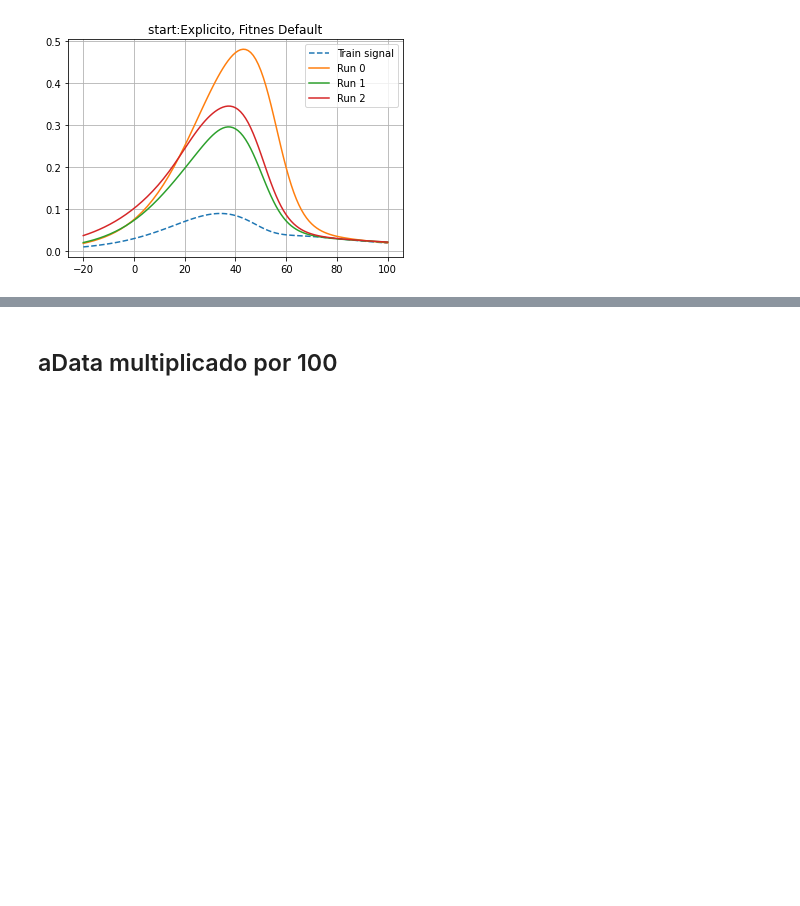
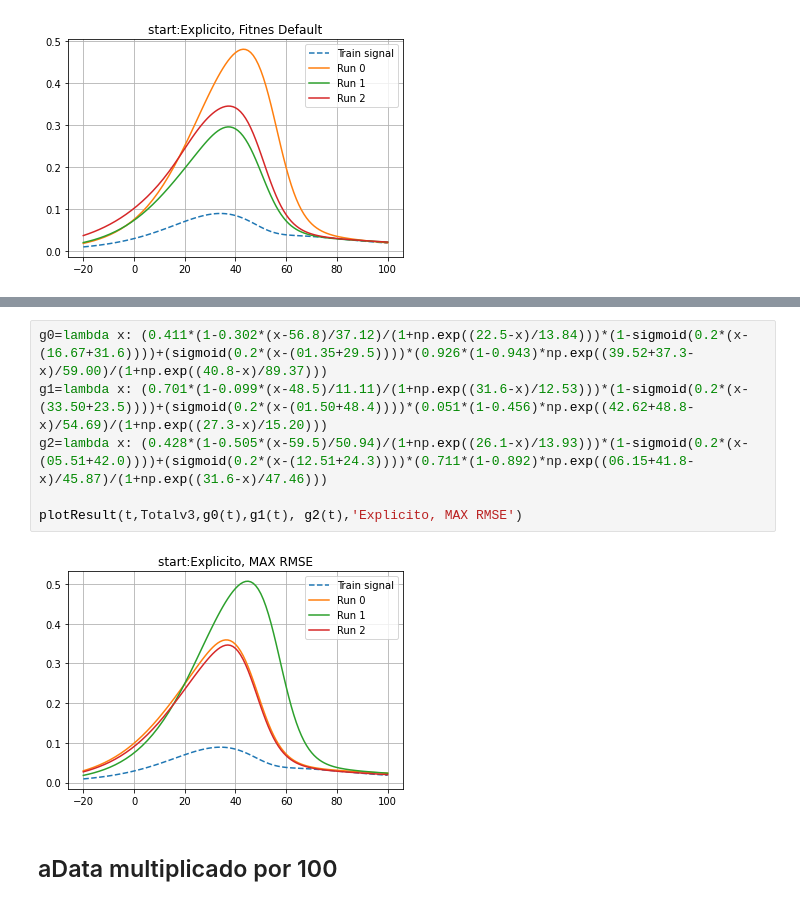
Before and after one commit to nfierroflo/Evolutionary-computation, a Jupyter notebook: evolutivacompletoc1.ipynb, the cells around one changed output, grey strips where cells are left out. Saved outputs shown, nothing was run; the diff lists cells and outputs as text; blank space fills up the shorter version.

```diff
--- a/evolutivacompletoc1.ipynb
+++ b/evolutivacompletoc1.ipynb
@@ -126,3 +137,11 @@ plotResult(t,Totalv3,g0(t),g1(t), g2(t),'Explicito, Fitnes Default')
+# %%
+g0=lambda x: (0.411*(1-0.302*(x-56.8)/37.12)/(1+np.exp((22.5-x)/13.84)))*(1-sigmoid(0.2*(x-(16.67+31.6))))+(sigmoid(0.2*(x-(01.35+29.5))))*(0.926*(1-0.943)*np.exp((39.52+37.3-x)/59.00)/(1+np.exp((40.8-x)/89.37)))
+g1=lambda x: (0.701*(1-0.099*(x-48.5)/11.11)/(1+np.exp((31.6-x)/12.53)))*(1-sigmoid(0.2*(x-(33.50+23.5))))+(sigmoid(0.2*(x-(01.50+48.4))))*(0.051*(1-0.456)*np.exp((42.62+48.8-x)/54.69)/(1+np.exp((27.3-x)/15.20)))
+g2=lambda x: (0.428*(1-0.505*(x-59.5)/50.94)/(1+np.exp((26.1-x)/13.93)))*(1-sigmoid(0.2*(x-(05.51+42.0))))+(sigmoid(0.2*(x-(12.51+24.3))))*(0.711*(1-0.892)*np.exp((06.15+41.8-x)/45.87)/(1+np.exp((31.6-x)/47.46)))
+
+plotResult(t,Totalv3,g0(t),g1(t), g2(t),'Explicito, MAX RMSE')
+# %% [output]
+[figure, added]
 # %% [markdown]
 ## aData multiplicado por 100
 # %% [markdown]
```
Also changed, not shown: parts of 3 cells of this notebook.
